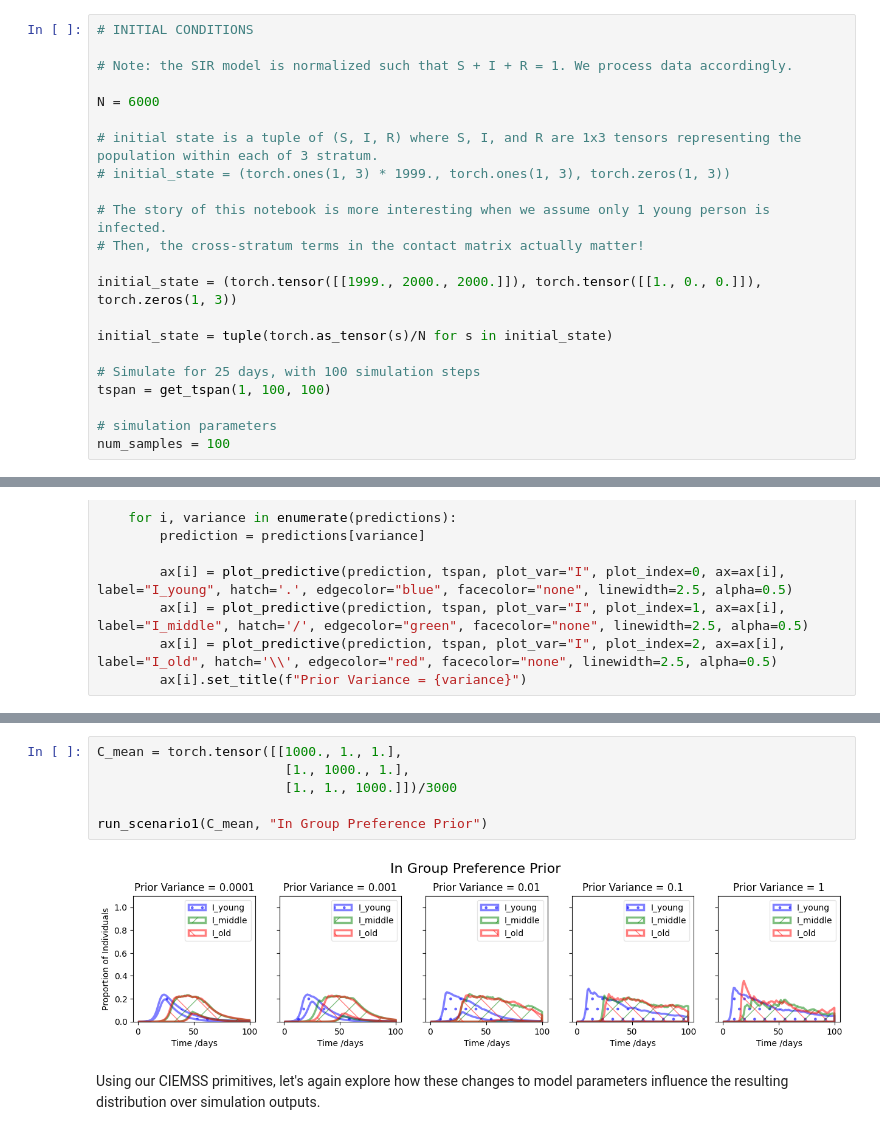
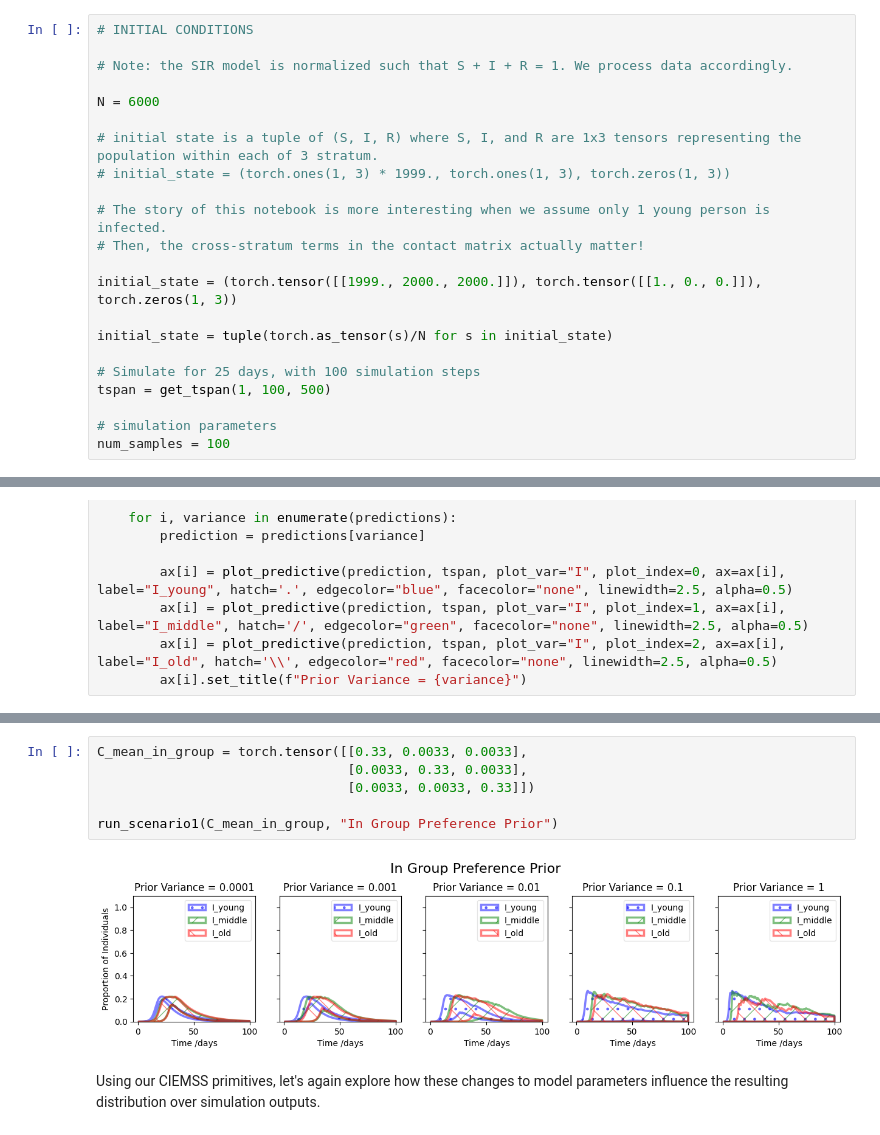
Before and after one commit to DARPA-ASKEM/program-milestones, a Jupyter notebook: 6-month-milestone/evaluation/scenario_1/ta_3/ciemss/scenario1.ipynb, the cells around one changed output, grey strips where cells are left out. Cells and saved outputs as stored; diff of their text form.

```diff
--- a/6-month-milestone/evaluation/scenario_1/ta_3/ciemss/scenario1.ipynb
+++ b/6-month-milestone/evaluation/scenario_1/ta_3/ciemss/scenario1.ipynb
@@ -179,7 +182,7 @@ initial_state = (torch.tensor([[1999., 2000., 2000.]]), torch.tensor([[1., 0., 0
 initial_state = tuple(torch.as_tensor(s)/N for s in initial_state)
 
 # Simulate for 25 days, with 100 simulation steps
-tspan = get_tspan(1, 100, 100)
+tspan = get_tspan(1, 100, 500)
 
 # simulation parameters
 num_samples = 100
@@ -303,11 +306,11 @@ run_scenario1(C_mean, "Uniform Contact Rate Prior")
 # %%
-C_mean = torch.tensor([[1000., 1., 1.],
-                        [1., 1000., 1.],
-                        [1., 1., 1000.]])/3000
+C_mean_in_group = torch.tensor([[0.33, 0.0033, 0.0033],
+                                [0.0033, 0.33, 0.0033],
+                                [0.0033, 0.0033, 0.33]])
 
-run_scenario1(C_mean, "In Group Preference Prior")
+run_scenario1(C_mean_in_group, "In Group Preference Prior")
 # %% [output]
-[figure, old version]
+[figure, new version]
 # %% [markdown]
 Using our CIEMSS primitives, let's again explore how these changes to model parameters influence the resulting distribution over simulation outputs.
 # %% [markdown]
```
Also changed, not shown: parts of 8 cells of this notebook.
